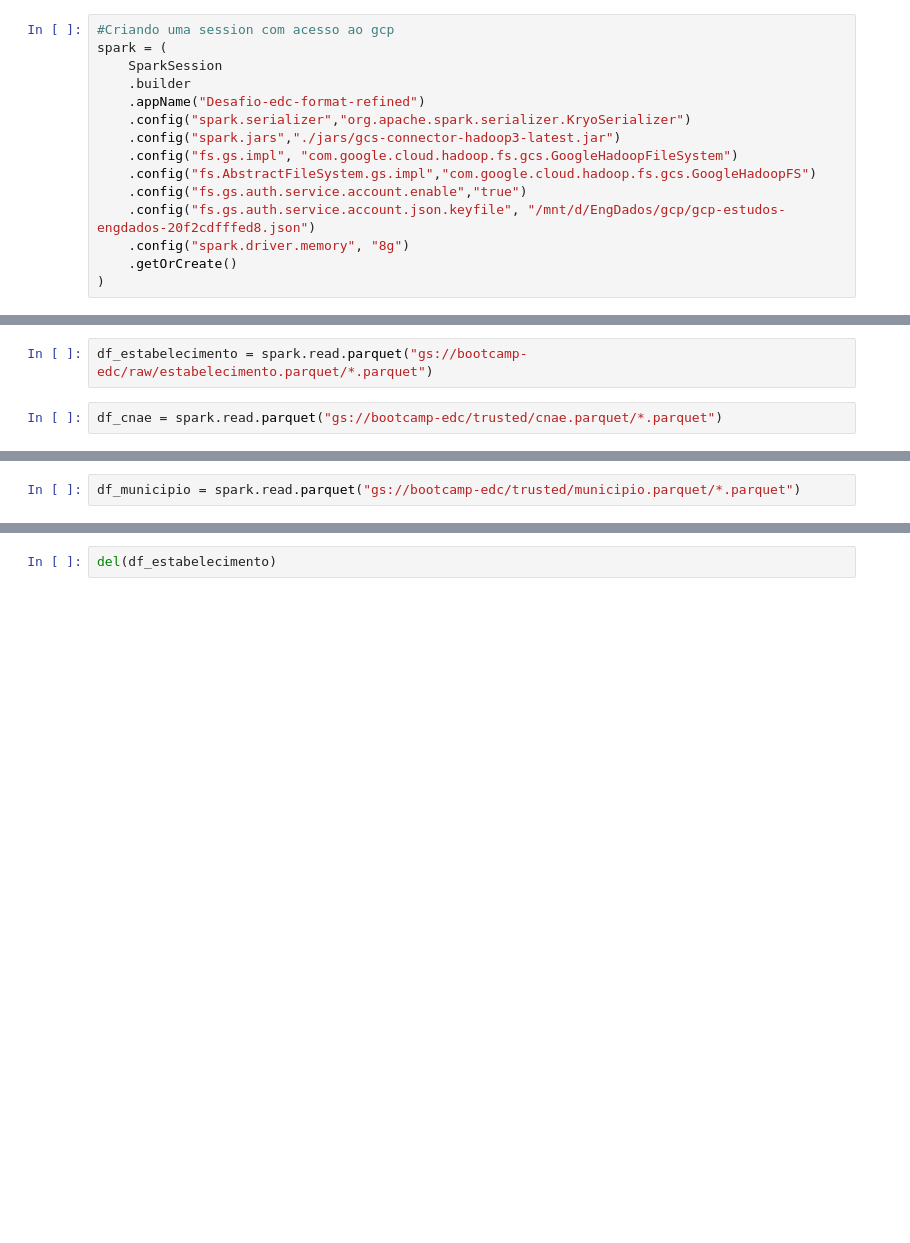
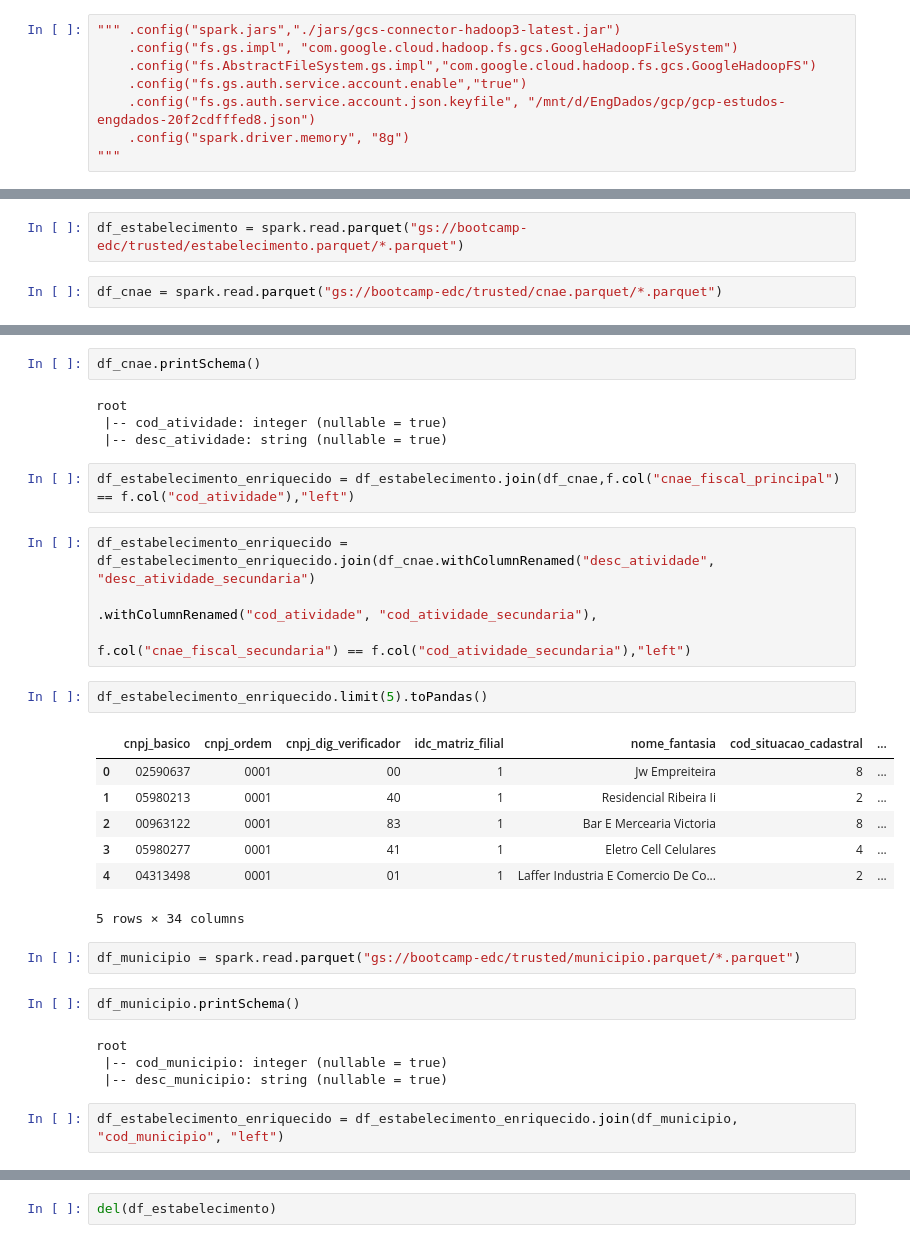
Before and after one commit to eduardoney/bootedc_spark_mod3, a Jupyter notebook: desafio_final_format_refined.ipynb, the cells around one changed output, grey strips where cells are left out. Drawn from its saved outputs; the diff is of its cells as text; blank space fills up the shorter version.

```diff
--- a/desafio_final_format_refined.ipynb
+++ b/desafio_final_format_refined.ipynb
@@ -4,15 +13,8 @@ import pyspark.sql.functions as f
 # %%
-#Criando uma session com acesso ao gcp
-spark = (
-    SparkSession
-    .builder
-    .appName("Desafio-edc-format-refined")
-    .config("spark.serializer","org.apache.spark.serializer.KryoSerializer")
-    .config("spark.jars","./jars/gcs-connector-hadoop3-latest.jar")
+""" .config("spark.jars","./jars/gcs-connector-hadoop3-latest.jar")
     .config("fs.gs.impl", "com.google.cloud.hadoop.fs.gcs.GoogleHadoopFileSystem")
     .config("fs.AbstractFileSystem.gs.impl","com.google.cloud.hadoop.fs.gcs.GoogleHadoopFS")
     .config("fs.gs.auth.service.account.enable","true")
     .config("fs.gs.auth.service.account.json.keyfile", "/mnt/d/EngDados/gcp/gcp-estudos-engdados-20f2cdfffed8.json")
     .config("spark.driver.memory", "8g")
-    .getOrCreate()
-)
+"""
@@ -19,6 +23,6 @@ spark = (
 # %% [markdown]
 ## Junção dos dados de estabelecimento com municipio e atividade economica
 # %%
-df_estabelecimento = spark.read.parquet("gs://bootcamp-edc/raw/estabelecimento.parquet/*.parquet")
+df_estabelecimento = spark.read.parquet("gs://bootcamp-edc/trusted/estabelecimento.parquet/*.parquet")
 # %%
 df_cnae = spark.read.parquet("gs://bootcamp-edc/trusted/cnae.parquet/*.parquet")
@@ -25,2 +49,32 @@ df_cnae = spark.read.parquet("gs://bootcamp-edc/trusted/cnae.parquet/*.parquet")
+# %%
+df_cnae.printSchema()
+# %% [output]
+root
+ |-- cod_atividade: integer (nullable = true)
+ |-- desc_atividade: string (nullable = true)
+# %%
+df_estabelecimento_enriquecido = df_estabelecimento.join(df_cnae,f.col("cnae_fiscal_principal") == f.col("cod_atividade"),"left")
+# %%
+df_estabelecimento_enriquecido = df_estabelecimento_enriquecido.join(df_cnae.withColumnRenamed("desc_atividade", "desc_atividade_secundaria")
+                                                                     .withColumnRenamed("cod_atividade", "cod_atividade_secundaria"),
+                                                                     f.col("cnae_fiscal_secundaria") == f.col("cod_atividade_secundaria"),"left")
+# %%
+df_estabelecimento_enriquecido.limit(5).toPandas()
+# %% [output]
+|  | cnpj_basico | cnpj_ordem | cnpj_dig_verificador | idc_matriz_filial | nome_fantasia | cod_situacao_cadastral | ... |
+| 0 | 02590637 | 0001 | 00 | 1 | Jw Empreiteira | 8 | ... |
+| 1 | 05980213 | 0001 | 40 | 1 | Residencial Ribeira Ii | 2 | ... |
+| 2 | 00963122 | 0001 | 83 | 1 | Bar E Mercearia Victoria | 8 | ... |
+| 3 | 05980277 | 0001 | 41 | 1 | Eletro Cell Celulares | 4 | ... |
+| 4 | 04313498 | 0001 | 01 | 1 | Laffer Industria E Comercio De Co... | 2 | ... |
+5 rows × 34 columns
 # %%
 df_municipio = spark.read.parquet("gs://bootcamp-edc/trusted/municipio.parquet/*.parquet")
+# %%
+df_municipio.printSchema()
+# %% [output]
+root
+ |-- cod_municipio: integer (nullable = true)
+ |-- desc_municipio: string (nullable = true)
+# %%
+df_estabelecimento_enriquecido = df_estabelecimento_enriquecido.join(df_municipio, "cod_municipio", "left")
```
Also changed, not shown: parts of 6 cells of this notebook, 3 other files.
